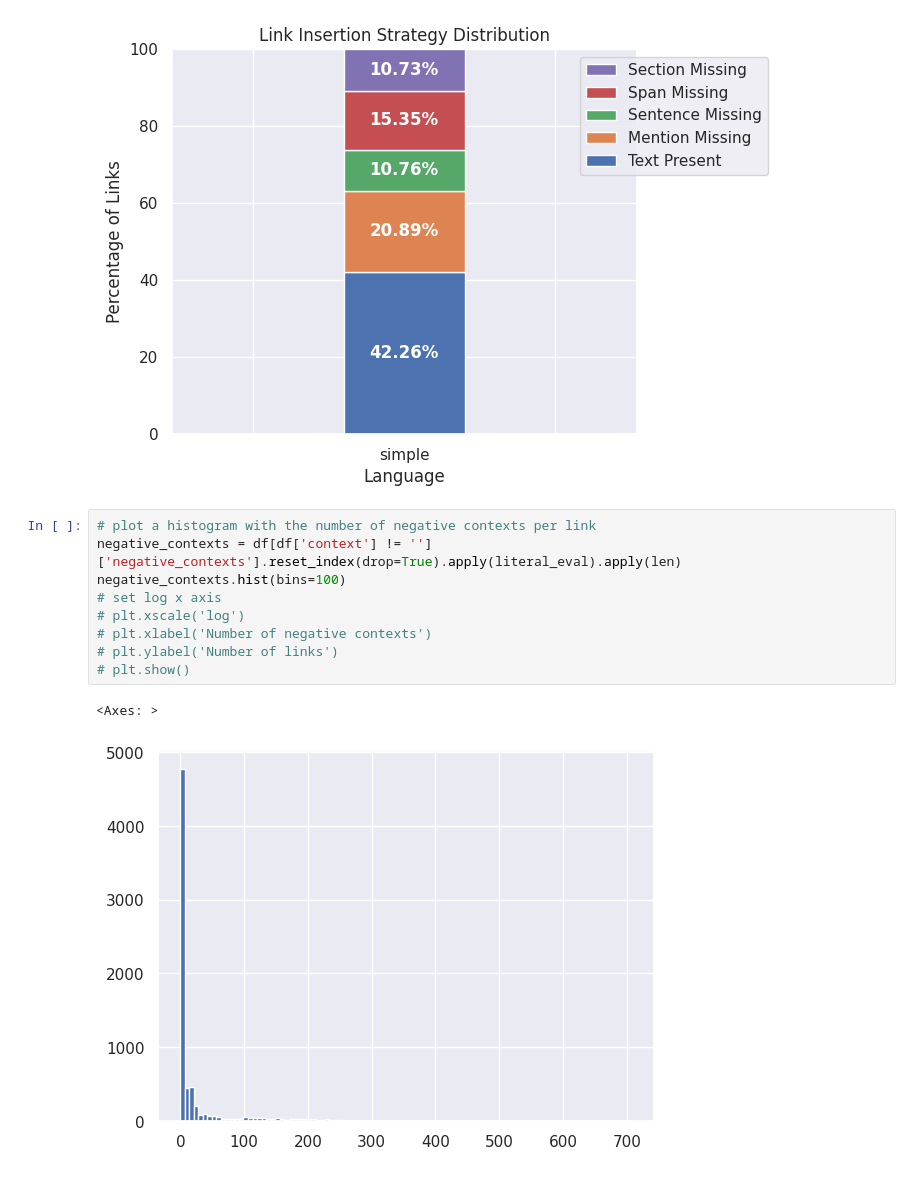
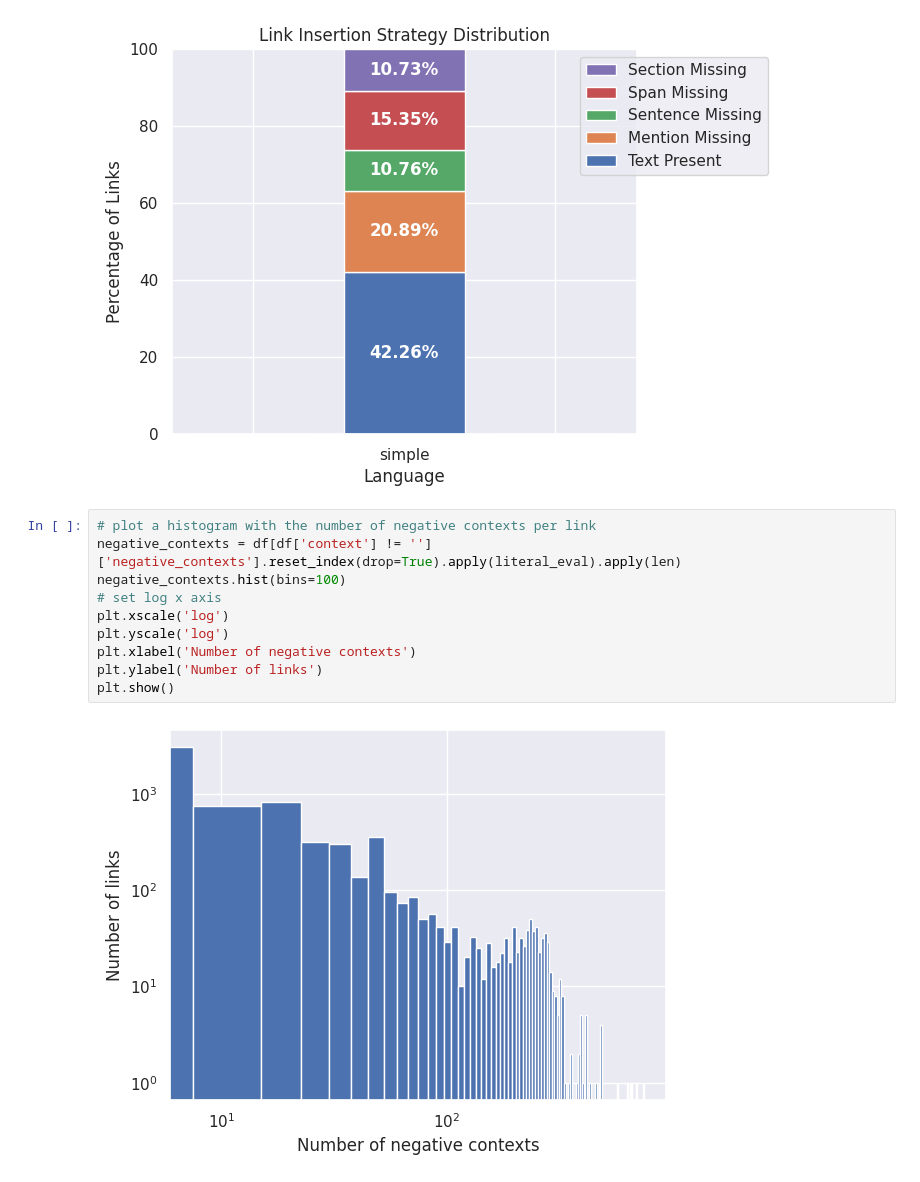
Before and after one commit to epfl-dlab/multilingual-entity-insertion, a Jupyter notebook: wikipedia_dumps_process/analysis_notebooks/added_links_analysis.ipynb, the cells around one changed output. Drawn from its saved outputs; the diff is of its cells as text.

```diff
--- a/wikipedia_dumps_process/analysis_notebooks/added_links_analysis.ipynb
+++ b/wikipedia_dumps_process/analysis_notebooks/added_links_analysis.ipynb
@@ -110,15 +110,15 @@ for i, v in enumerate(missing_section):
 # %%
 # plot a histogram with the number of negative contexts per link
 negative_contexts = df[df['context'] != '']['negative_contexts'].reset_index(drop=True).apply(literal_eval).apply(len)
 negative_contexts.hist(bins=100)
 # set log x axis
-# plt.xscale('log')
-# plt.xlabel('Number of negative contexts')
-# plt.ylabel('Number of links')
-# plt.show()
+plt.xscale('log')
+plt.yscale('log')
+plt.xlabel('Number of negative contexts')
+plt.ylabel('Number of links')
+plt.show()
 # %% [output]
-<Axes: >
-[figure, old version]
+[figure, new version]
 # %%
 negative_contexts.describe()
 # %% [output]
```
Also changed, not shown: parts of 1 cell of this notebook, 1 other file.
